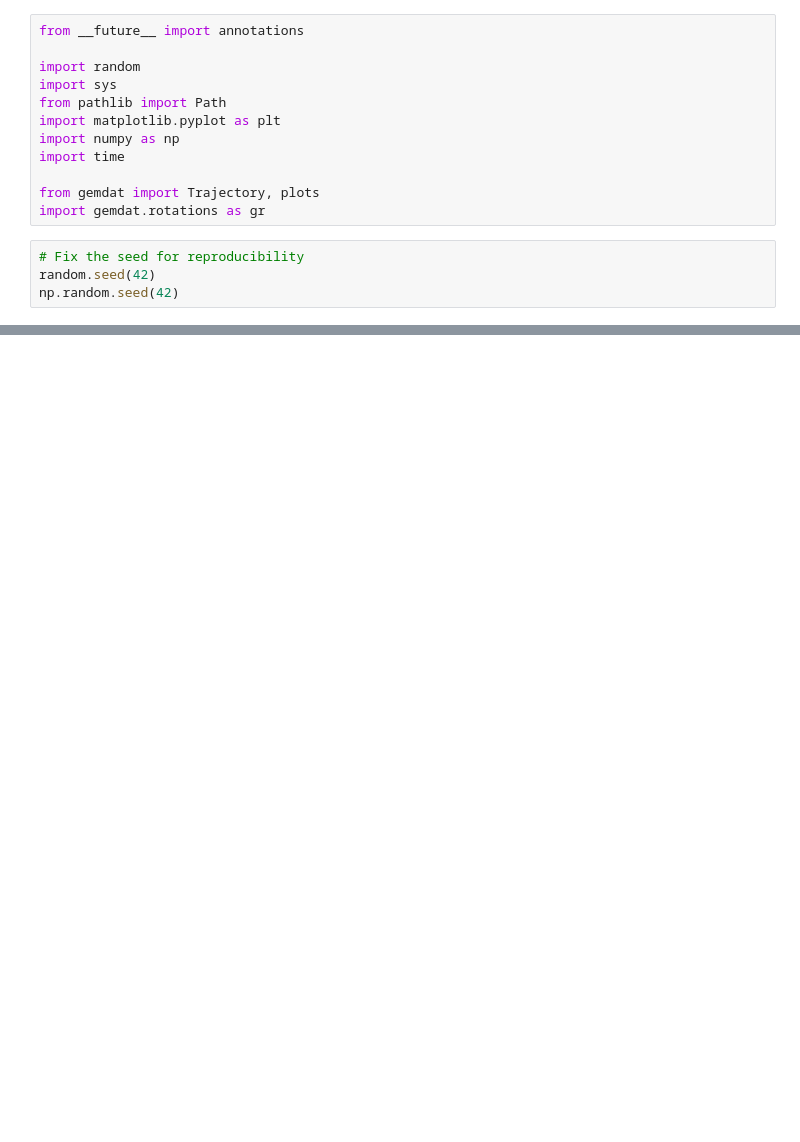
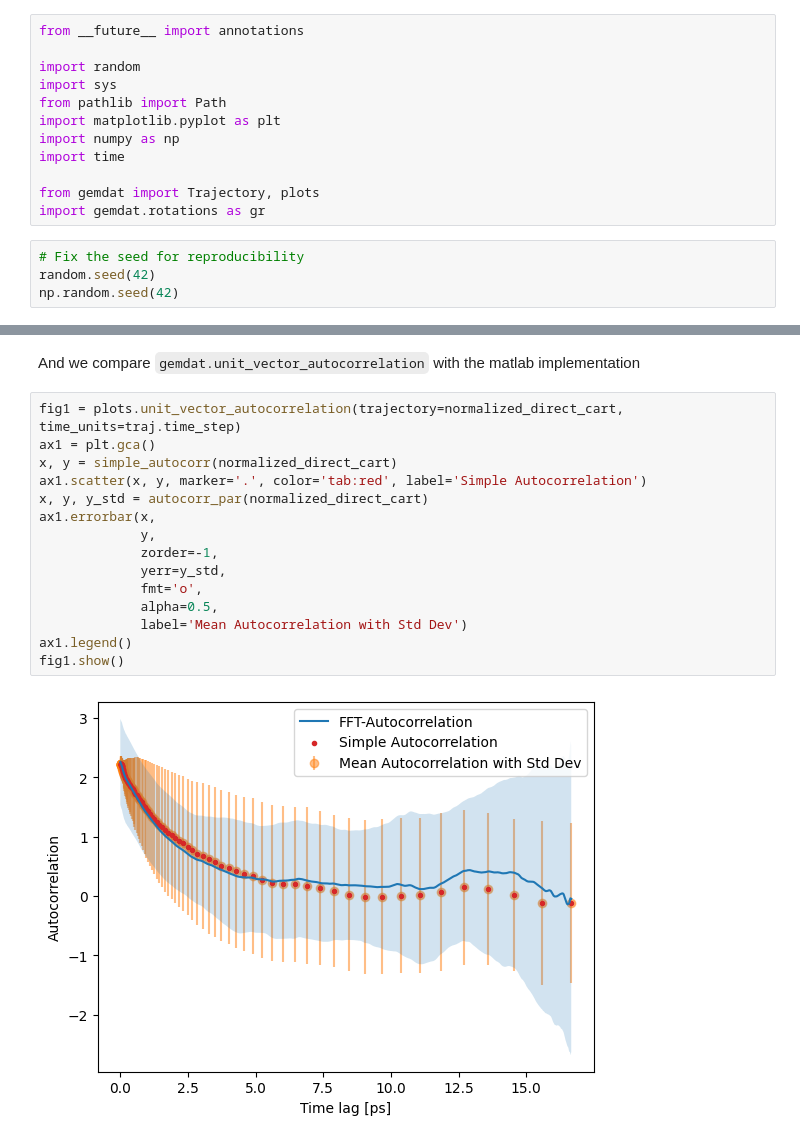
Before and after one commit to GEMDAT-repos/gemdat-notebooks, a Jupyter notebook: rotations.ipynb, the cells around one changed output, grey strips where cells are left out. Saved outputs shown, nothing was run; the diff lists cells and outputs as text; blank space fills up the shorter version.

```diff
--- a/rotations.ipynb
+++ b/rotations.ipynb
@@ -350,0 +151,19 @@ Autocorrelation function calculated in 2.0851805210113525 seconds
+# %% [markdown]
+And we compare `gemdat.unit_vector_autocorrelation` with the matlab implementation
+# %%
+fig1 = plots.unit_vector_autocorrelation(trajectory=normalized_direct_cart, time_units=traj.time_step)
+ax1 = plt.gca()
+x, y = simple_autocorr(normalized_direct_cart)
+ax1.scatter(x, y, marker='.', color='tab:red', label='Simple Autocorrelation')
+x, y, y_std = autocorr_par(normalized_direct_cart)
+ax1.errorbar(x,
+             y,
+             zorder=-1,
+             yerr=y_std,
+             fmt='o',
+             alpha=0.5,
+             label='Mean Autocorrelation with Std Dev')
+ax1.legend()
+fig1.show()
+# %% [output]
+[figure, added]
```
Also changed, not shown: parts of 22 cells of this notebook.
